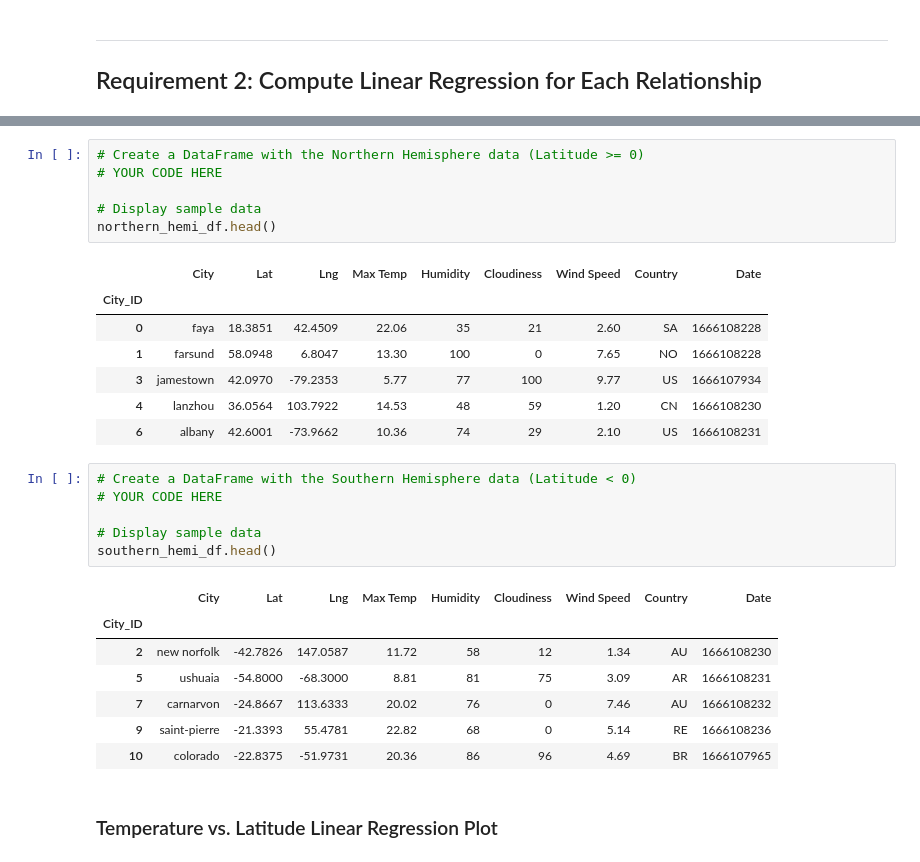
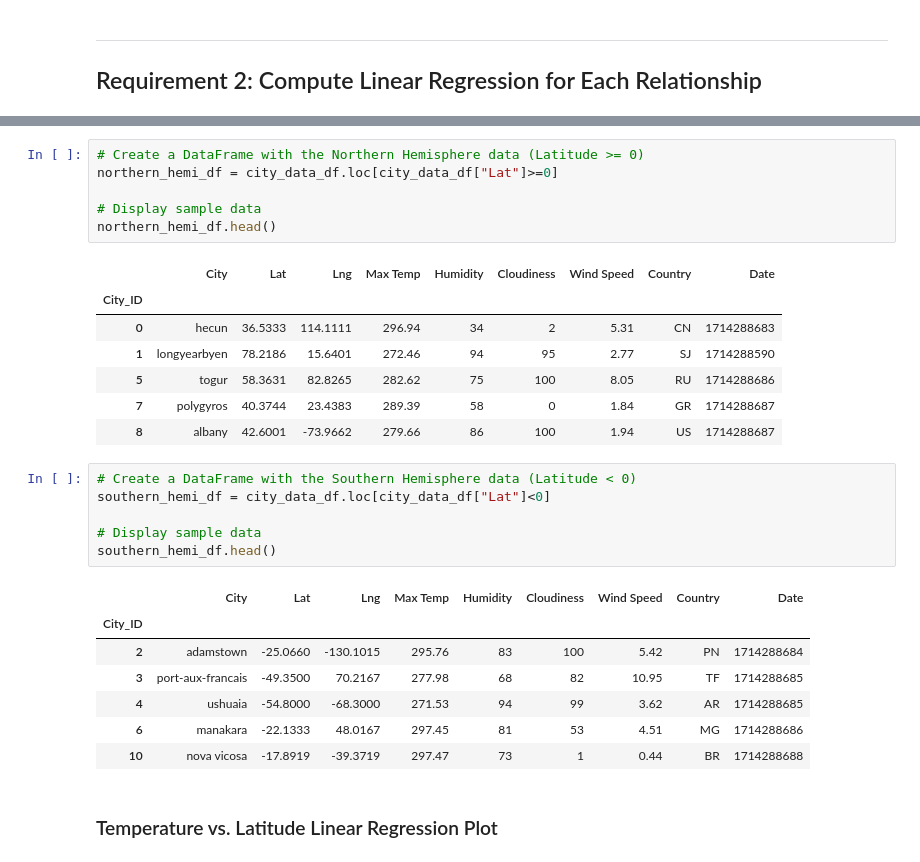
Before and after one commit to TruptiRadadiya/python-api-challenge, a Jupyter notebook: WeatherPy/WeatherPy.ipynb, the cells around one changed output, grey strips where cells are left out. Saved outputs shown, nothing was run; the diff lists cells and outputs as text.

```diff
--- a/WeatherPy/WeatherPy.ipynb
+++ b/WeatherPy/WeatherPy.ipynb
@@ -261,30 +275,30 @@ plt.show()
 # %%
 # Create a DataFrame with the Northern Hemisphere data (Latitude >= 0)
-# YOUR CODE HERE
+northern_hemi_df = city_data_df.loc[city_data_df["Lat"]>=0]
 
 # Display sample data
 northern_hemi_df.head()
 # %% [output]
 |  | City | Lat | Lng | Max Temp | Humidity | Cloudiness | Wind Speed | Country | Date |
 | City_ID |  |  |  |  |  |  |  |  |  |
-| 0 | faya | 18.3851 | 42.4509 | 22.06 | 35 | 21 | 2.60 | SA | 1666108228 |
-| 1 | farsund | 58.0948 | 6.8047 | 13.30 | 100 | 0 | 7.65 | NO | 1666108228 |
-| 3 | jamestown | 42.0970 | -79.2353 | 5.77 | 77 | 100 | 9.77 | US | 1666107934 |
-| 4 | lanzhou | 36.0564 | 103.7922 | 14.53 | 48 | 59 | 1.20 | CN | 1666108230 |
-| 6 | albany | 42.6001 | -73.9662 | 10.36 | 74 | 29 | 2.10 | US | 1666108231 |
+| 0 | hecun | 36.5333 | 114.1111 | 296.94 | 34 | 2 | 5.31 | CN | 1714288683 |
+| 1 | longyearbyen | 78.2186 | 15.6401 | 272.46 | 94 | 95 | 2.77 | SJ | 1714288590 |
+| 5 | togur | 58.3631 | 82.8265 | 282.62 | 75 | 100 | 8.05 | RU | 1714288686 |
+| 7 | polygyros | 40.3744 | 23.4383 | 289.39 | 58 | 0 | 1.84 | GR | 1714288687 |
+| 8 | albany | 42.6001 | -73.9662 | 279.66 | 86 | 100 | 1.94 | US | 1714288687 |
 # %%
 # Create a DataFrame with the Southern Hemisphere data (Latitude < 0)
-# YOUR CODE HERE
+southern_hemi_df = city_data_df.loc[city_data_df["Lat"]<0]
 
 # Display sample data
 southern_hemi_df.head()
 # %% [output]
 |  | City | Lat | Lng | Max Temp | Humidity | Cloudiness | Wind Speed | Country | Date |
 | City_ID |  |  |  |  |  |  |  |  |  |
-| 2 | new norfolk | -42.7826 | 147.0587 | 11.72 | 58 | 12 | 1.34 | AU | 1666108230 |
-| 5 | ushuaia | -54.8000 | -68.3000 | 8.81 | 81 | 75 | 3.09 | AR | 1666108231 |
-| 7 | carnarvon | -24.8667 | 113.6333 | 20.02 | 76 | 0 | 7.46 | AU | 1666108232 |
-| 9 | saint-pierre | -21.3393 | 55.4781 | 22.82 | 68 | 0 | 5.14 | RE | 1666108236 |
-| 10 | colorado | -22.8375 | -51.9731 | 20.36 | 86 | 96 | 4.69 | BR | 1666107965 |
+| 2 | adamstown | -25.0660 | -130.1015 | 295.76 | 83 | 100 | 5.42 | PN | 1714288684 |
+| 3 | port-aux-francais | -49.3500 | 70.2167 | 277.98 | 68 | 82 | 10.95 | TF | 1714288685 |
+| 4 | ushuaia | -54.8000 | -68.3000 | 271.53 | 94 | 99 | 3.62 | AR | 1714288685 |
+| 6 | manakara | -22.1333 | 48.0167 | 297.45 | 81 | 53 | 4.51 | MG | 1714288686 |
+| 10 | nova vicosa | -17.8919 | -39.3719 | 297.47 | 73 | 1 | 0.44 | BR | 1714288688 |
 # %% [markdown]
 ###  Temperature vs. Latitude Linear Regression Plot
```
Also changed, not shown: parts of 28 cells of this notebook, 5 other files.
